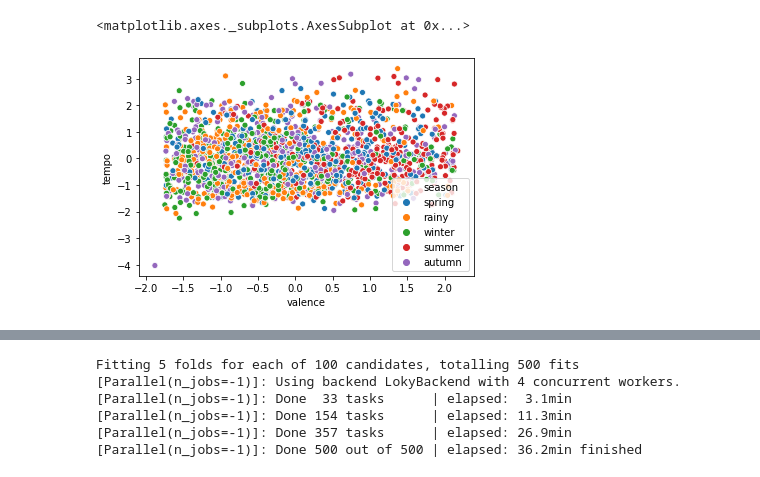
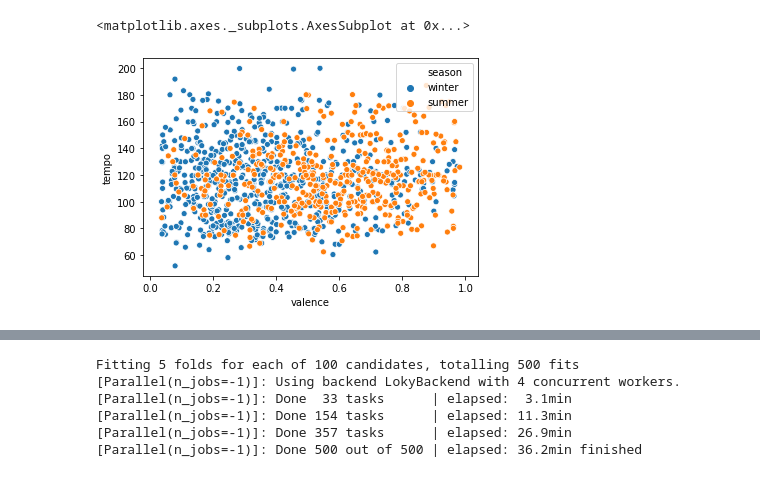
Before and after one commit to teehim/playlist_separator, a Jupyter notebook: track.ipynb, the cells around one changed output, grey strips where cells are left out. Cells and saved outputs as stored; diff of their text form; code cells hidden in the pictures.

Commit message:
fixed graph and model conflict dataframe

```diff
--- a/track.ipynb
+++ b/track.ipynb
@@ -27,14 +25,15 @@ track_df.drop("name", axis=1, inplace=True)
 track_df.drop("artist", axis=1, inplace=True)
 track_df.drop("explicit", axis=1, inplace=True)
 # track_df.drop("popularity", axis=1, inplace=True)
-# track_df.drop("duration_ms", axis=1, inplace=True)
+track_df.drop("duration_ms", axis=1, inplace=True)
 track_df.drop("time_signature", axis=1, inplace=True)
 track_df.drop("mode", axis=1, inplace=True)
 track_df.drop("key", axis=1, inplace=True)
 track_df.drop("emotion", axis=1, inplace=True)
-track_df.drop("release_date", axis=1, inplace=True)
+# track_df.drop("release_date", axis=1, inplace=True)
 
-# track_df['release_date'] = pd.to_numeric(track_df['release_date'].str.split('-',expand=True)[1])
+track_df['release_date'] = pd.to_numeric(track_df['release_date'].str.split('-',expand=True)[1])
+track_df.dropna(subset=['release_date'], inplace=True)
 season = track_df['season']
 track_df.drop("season", axis=1, inplace=True)
 track_df = pd.DataFrame(track_df,columns=track_df.columns)
@@ -43,7 +42,10 @@ track_df['season'] = season.values
 # graph = sns.catplot(y='popularity', kind="box", dodge=False, data=track_df, col='season')
 # graph.set_xticklabels(rotation=90)
 # plt.show()
+track_df['season'] = track_df['season'].replace('autumn','winter')
+track_df['season'] = track_df['season'].replace('rainy','winter')
+track_df['season'] = track_df['season'].replace('spring','summer')
 track_df.isna().sum()
 season = season.astype('category')
 season = season.cat.codes
-track_df
+# track_df
@@ -83,8 +70,6 @@ for season_txt in season_list:
 
 print(track_df_out.shape)
 season = track_df_out['season']
-track_df_out.drop("season", axis=1, inplace=True)
-track_df_out = pd.DataFram(scaler.fit_transform(track_df_out), columns=track_df.columns)
-# track_df_out
+track_df_out
 # %% [output]
 ========== winter ===========
@@ -108,8 +106,8 @@ AttributeError: module 'pandas' has no attribute 'DataFram'
 # %%
-sns.scatterplot(x = 'valence', y = 'tempo', hue='season', data = track_df)
+sns.scatterplot(x = 'valence', y = 'tempo', hue='season', data = track_df_out)
 # %% [output]
 <matplotlib.axes._subplots.AxesSubplot at 0x...>
-[figure, old version]
+[figure, new version]
 # %%
 graph = sns.catplot(x='energy', y='season',kind="box", dodge=False, data=track_df_out)
 graph.set_xticklabels(rotation=90)
```
Also changed, not shown: parts of 7 cells of this notebook.
